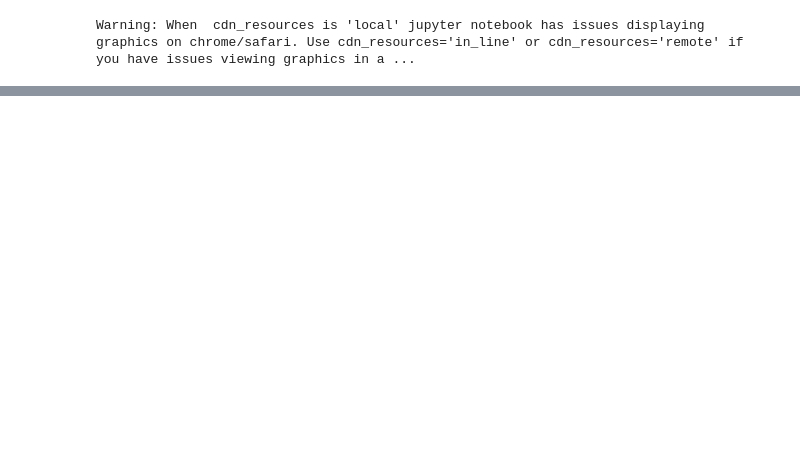
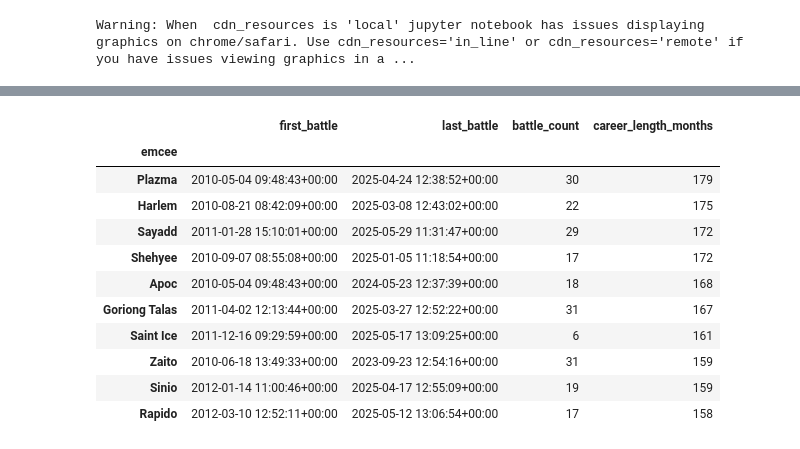
Before and after one commit to russluber/fliptop-analysis, a Jupyter notebook: notebooks/eda.ipynb, the cells around one changed output, grey strips where cells are left out. Drawn from its saved outputs; the diff is of its cells as text; code cells hidden in the pictures; blank space fills up the shorter version.

```diff
--- a/notebooks/eda.ipynb
+++ b/notebooks/eda.ipynb
@@ -1026,0 +1153,15 @@ with_matches[["matchup", "emcee1", "emcee2"]]
+# %%
+career_by_month.head(10)
+# %% [output]
+|  | first_battle | last_battle | battle_count | career_length_months |
+| emcee |  |  |  |  |
+| Plazma | 2010-05-04 09:48:43+00:00 | 2025-04-24 12:38:52+00:00 | 30 | 179 |
+| Harlem | 2010-08-21 08:42:09+00:00 | 2025-03-08 12:43:02+00:00 | 22 | 175 |
+| Sayadd | 2011-01-28 15:10:01+00:00 | 2025-05-29 11:31:47+00:00 | 29 | 172 |
+| Shehyee | 2010-09-07 08:55:08+00:00 | 2025-01-05 11:18:54+00:00 | 17 | 172 |
+| Apoc | 2010-05-04 09:48:43+00:00 | 2024-05-23 12:37:39+00:00 | 18 | 168 |
+| Goriong Talas | 2011-04-02 12:13:44+00:00 | 2025-03-27 12:52:22+00:00 | 31 | 167 |
+| Saint Ice | 2011-12-16 09:29:59+00:00 | 2025-05-17 13:09:25+00:00 | 6 | 161 |
+| Zaito | 2010-06-18 13:49:33+00:00 | 2023-09-23 12:54:16+00:00 | 31 | 159 |
+| Sinio | 2012-01-14 11:00:46+00:00 | 2025-04-17 12:55:09+00:00 | 19 | 159 |
+| Rapido | 2012-03-10 12:52:11+00:00 | 2025-05-12 13:06:54+00:00 | 17 | 158 |
```
Also changed, not shown: parts of 24 cells of this notebook.
